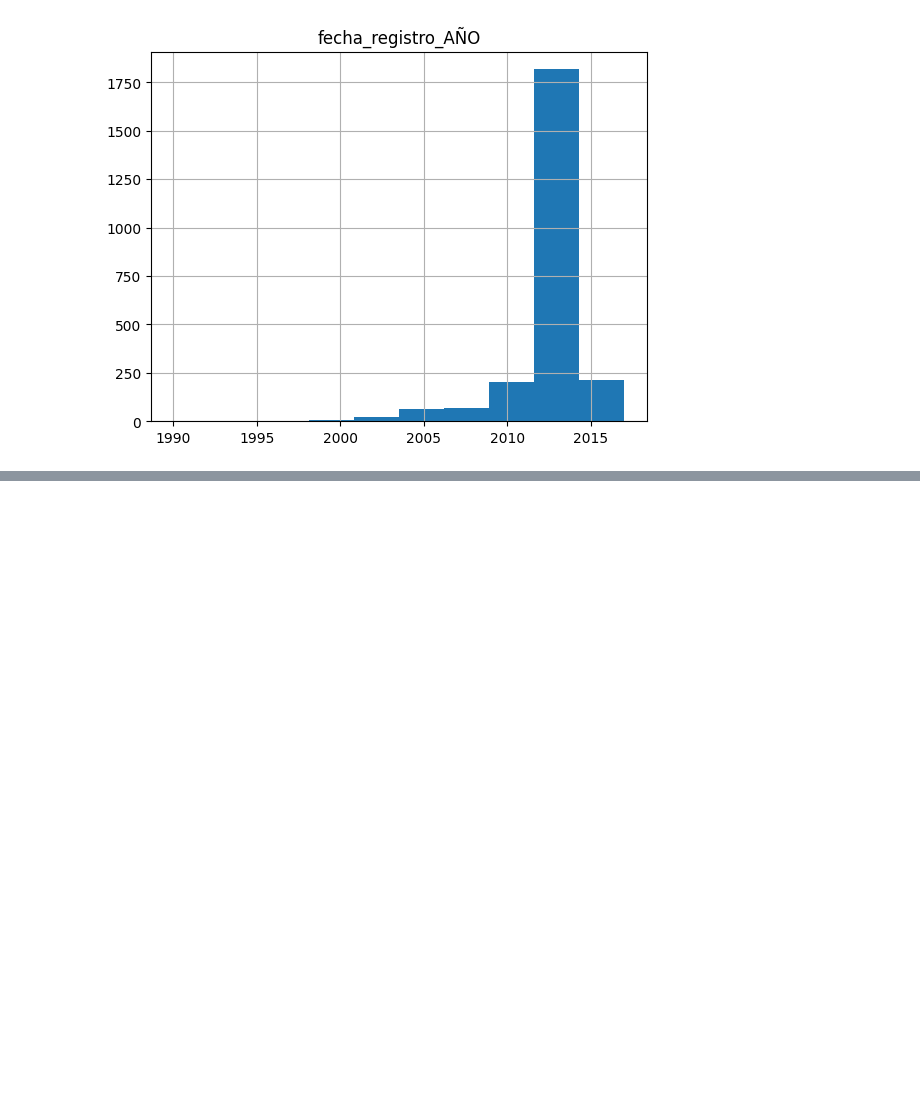
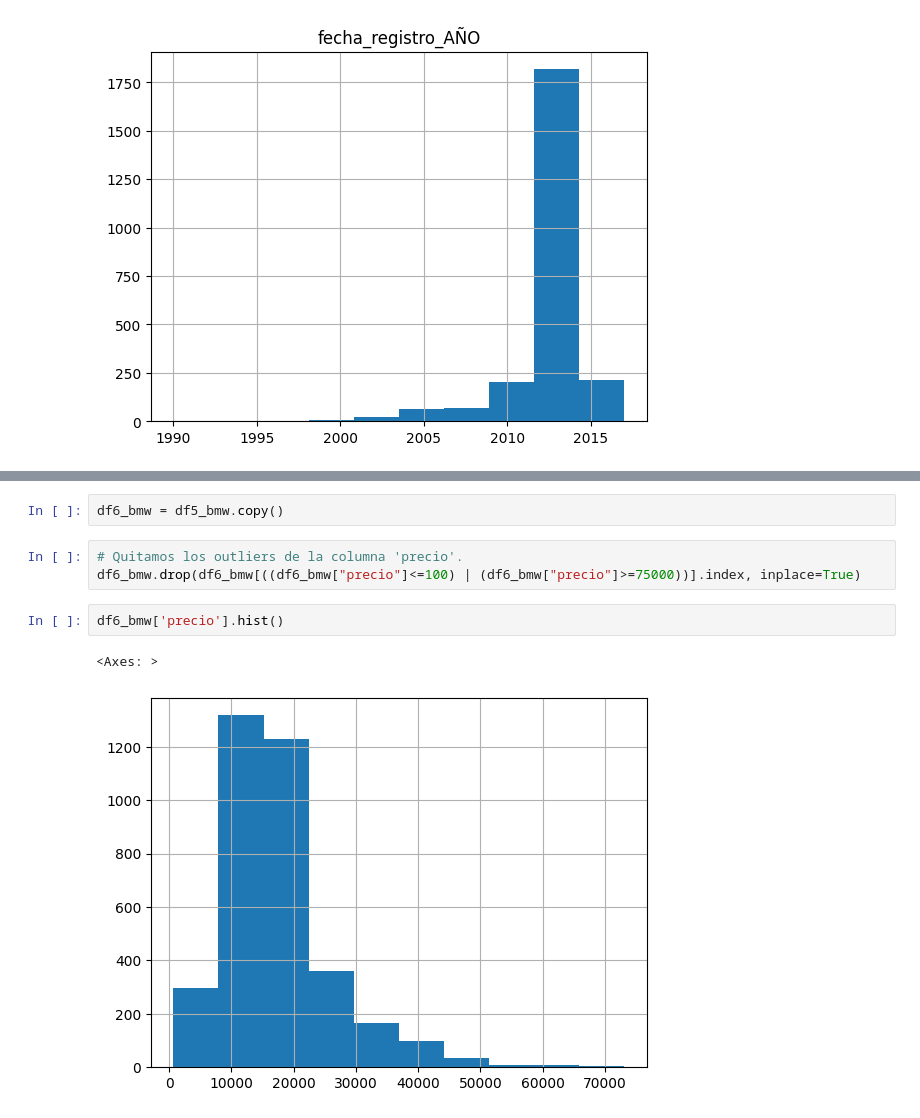
Before and after one commit to SyM97/primer_entregable, a Jupyter notebook: practica_entregable.ipynb, the cells around one changed output, grey strips where cells are left out. Drawn from its saved outputs; the diff is of its cells as text; blank space fills up the shorter version.

```diff
--- a/practica_entregable.ipynb
+++ b/practica_entregable.ipynb
@@ -148,0 +166,10 @@ i8                   1
+# %%
+df6_bmw = df5_bmw.copy()
+# %%
+# Quitamos los outliers de la columna 'precio'.
+df6_bmw.drop(df6_bmw[((df6_bmw["precio"]<=100) | (df6_bmw["precio"]>=75000))].index, inplace=True)
+# %%
+df6_bmw['precio'].hist()
+# %% [output]
+<Axes: >
+[figure, added]
```
Also changed, not shown: parts of 6 cells of this notebook.
